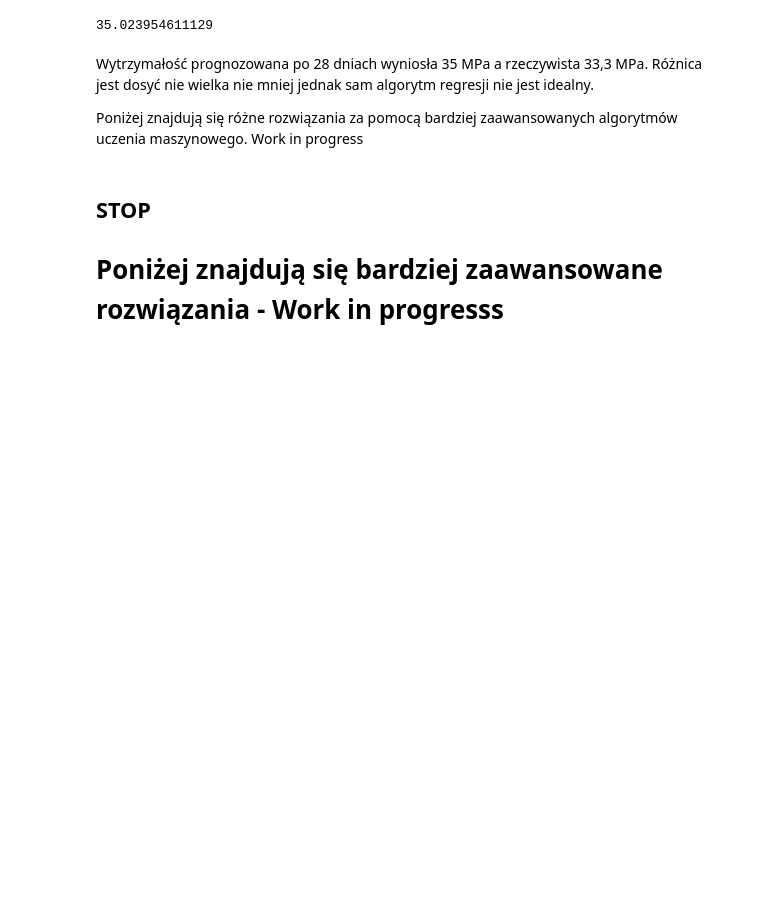
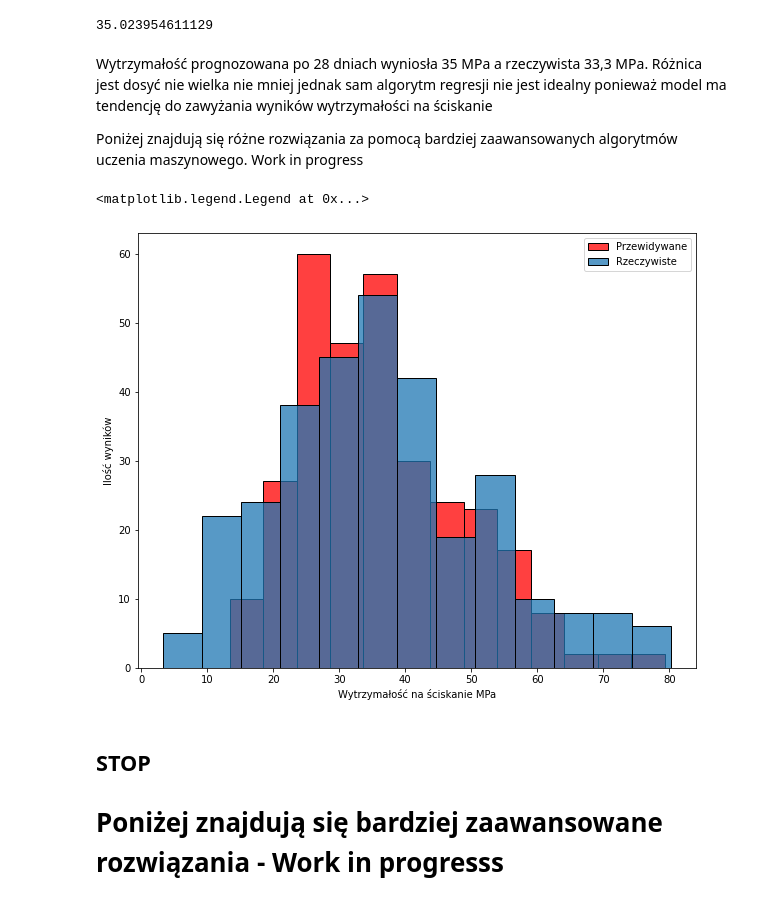
Before and after one commit to brownmilleryt/concrete-strenght-calculator, a Jupyter notebook: _Predykcja.ipynb, the cells around one changed output. Cells and saved outputs as stored; diff of their text form; code cells hidden in the pictures; blank space fills up the shorter version.

```diff
--- a/_Predykcja.ipynb
+++ b/_Predykcja.ipynb
@@ -588,9 +588,19 @@ z[0]
 # %% [output]
 35.023954611129
 # %% [markdown]
-Wytrzymałość prognozowana po 28 dniach wyniosła 35 MPa a rzeczywista 33,3 MPa. Różnica jest dosyć nie wielka nie mniej jednak sam algorytm regresji nie jest idealny.
+Wytrzymałość prognozowana po 28 dniach wyniosła 35 MPa a rzeczywista 33,3 MPa. Różnica jest dosyć nie wielka nie mniej jednak sam algorytm regresji nie jest idealny ponieważ model ma tendencję do zawyżania wyników wytrzymałości na ściskanie
 
 Poniżej znajdują się różne rozwiązania za pomocą bardziej zaawansowanych algorytmów uczenia maszynowego. Work in progress
+# %%
+plt.figure(figsize=(10,8))
+plt.xlabel('Wytrzymałość na ściskanie MPa')
+plt.ylabel('Ilość wyników')
+sns.histplot(y_pred_lrte,label="Przewidywane",color="red")
+sns.histplot(y_test,label="Rzeczywiste")
+plt.legend()
+# %% [output]
+<matplotlib.legend.Legend at 0x...>
+[figure, added]
 # %% [markdown]
 ## STOP
 
```
Also changed, not shown: parts of 8 cells of this notebook.
